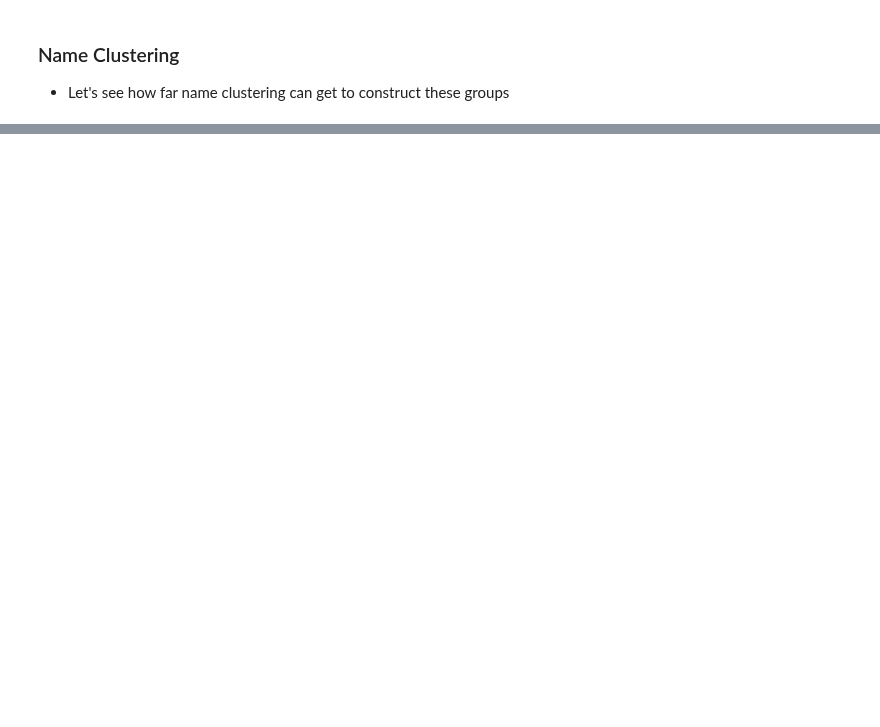
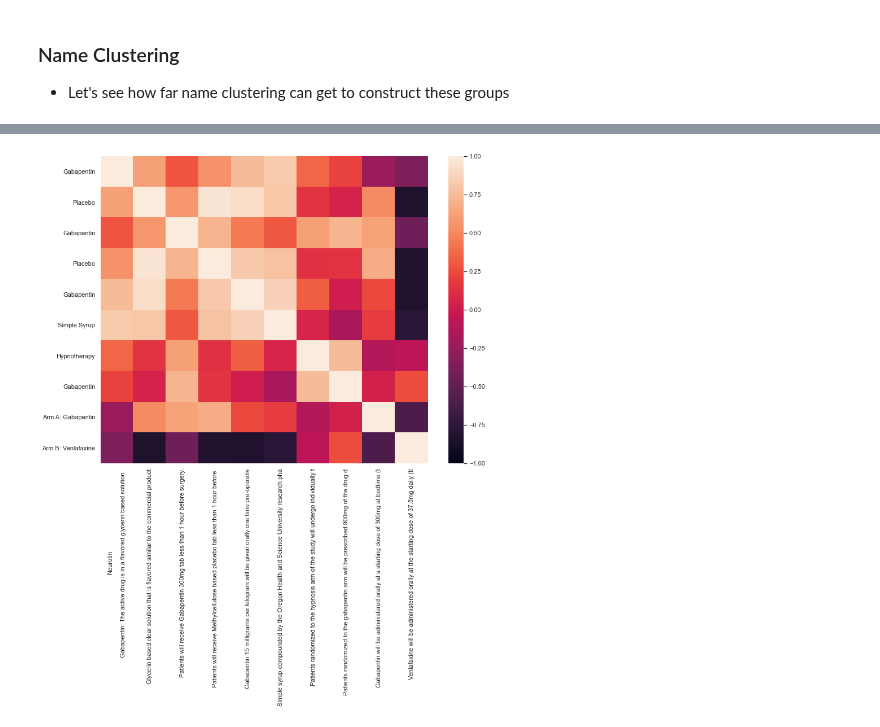
Before and after one commit to porterehunley/drugprocessing, a Jupyter notebook: ProjectNotebook.ipynb, the cells around one changed output, grey strips where cells are left out. Cells and saved outputs as stored; diff of their text form; code cells hidden in the pictures; blank space fills up the shorter version.

```diff
--- a/ProjectNotebook.ipynb
+++ b/ProjectNotebook.ipynb
@@ -599,0 +1017,16 @@ interventional_admins.head()
+# %%
+idx2weight = {}
+for word, weight in word2weight.items():
+    try:
+        idx = word2idx[word.lower()]
+    except Exception as e:
+        print(word)
+    idx2weight[idx] = weight
+# %%
+word2idx['%$%'] = -1
+idx2weight[-1] = 0
+word2weight['%$%'] = 0
+longest_length = len(max(tokenized_group, key=len))
+padded = [x + ['%$%']*(longest_length-len(x)) for x in tokenized_group]
+paddedIdx = np.array([[word2idx[x.lower()] for x in y] for y in padded])
+paddedWeights = np.array([[word2weight[x.lower()] for x in y] for y in padded])
@@ -599,0 +1091,3 @@ interventional_admins.head()
+# %%
+one_weights = np.ones(paddedWeights.shape)
+sif2 = SIF_embedding(word2vec2.detach().numpy(), paddedIdx, paddedWeights, 1)
@@ -599,0 +1098,21 @@ interventional_admins.head()
+# %%
+from sklearn.cluster import AgglomerativeClustering
+
+cluster = AgglomerativeClustering(n_clusters=3, affinity='cosine', linkage='average').fit(sif2)
+interventional_admins['cluster_label'] = pd.Series(cluster.labels_)
+interventional_admins['embedding'] = pd.Series(sif2.tolist())
+base = interventional_admins[0:6]
+one = interventional_admins[interventional_admins['study_id'] == 'NCT00711529']
+two = interventional_admins[interventional_admins['study_id'] == 'NCT01533753']
+test_group = pd.concat([base, one, two])
+# %%
+from sklearn.metrics.pairwise import cosine_similarity
+import matplotlib.pyplot as plt
+
+fig, ax = plt.subplots(figsize=(13,10))
+x_heatmap_labels = [x[:80] for x in test_group['description'].to_list()]
+y_heatmap_labels = test_group['title'].to_list()
+sim_matrix = cosine_similarity(np.array(test_group['embedding'].to_list()))
+ax = sns.heatmap(sim_matrix, xticklabels=x_heatmap_labels, yticklabels=y_heatmap_labels, vmax=1, vmin=-1, ax=ax)
+# %% [output]
+[figure, added]
```
Also changed, not shown: parts of 44 cells of this notebook.
